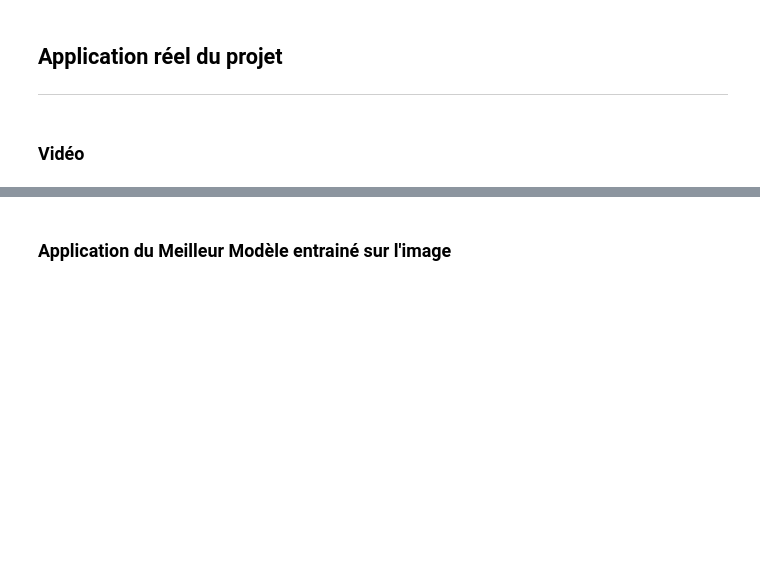
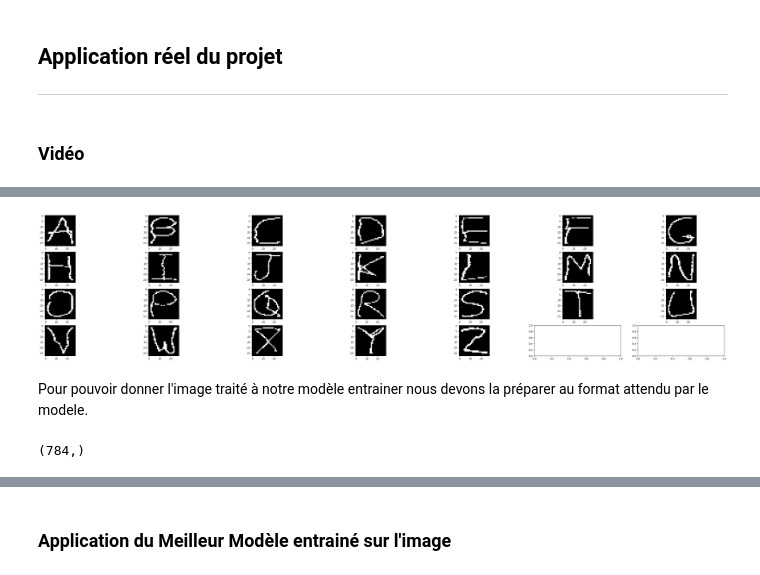
Before and after one commit to axelru26/Projet_Machine_Learning_Air_Drawing, a Jupyter notebook: Air_Drawing.ipynb, the cells around one changed output, grey strips where cells are left out. Drawn from its saved outputs; the diff is of its cells as text; code cells hidden in the pictures; blank space fills up the shorter version.

```diff
--- a/Air_Drawing.ipynb
+++ b/Air_Drawing.ipynb
@@ -822,0 +879,45 @@ array([[255, 255, 255, 255, 255, 255, 255, 255, 255, 255, 255, 255, 255,
+# %%
+# Creation du dataset comprenant les images traité extraites des vidéos
+image_folder = './Result/Hand_Detected_Images/'
+dataset_rows = []
+fig, axes = plt.subplots(4, 7, figsize=(50, 10))
+axes = axes.flatten()
+i = 0
+
+for name_folder in sorted(os.listdir(image_folder)):
+    if name_folder.lower().endswith('.png'):
+        letter_label = os.path.splitext(name_folder)[0]
+        image_path = f'{image_folder}{letter_label}.png'
+
+        # Traitement image 28x28 et affichage
+        processed_img  = process_image(image_path)
+        ax = axes[i]
+        ax.imshow(processed_img,cmap='gray')
+        i += 1
+
+        # Aplatissement
+        flat_img = processed_img.flatten()
+
+        # Creation ligne pour DataFrame
+        row = {'label': letter_label}
+        for j in range(784):
+            row[f'pixel{j}'] = flat_img[i]
+
+        dataset_rows.append(row)
+
+# Création du DataFrame final et affichage des lettres après traitement
+df = pd.DataFrame(dataset_rows)
+plt.show()
+# %% [output]
+[figure, added]
+# %% [markdown]
+Pour pouvoir donner l'image traité à notre modèle entrainer nous devons la préparer au format attendu par le modele.
+# %%
+# Image aplatie en 1 vecteur
+flattened = image_process.flatten()
+
+# Image normalisée (valeur des pixels entre 0 et 1)
+normalized = flattened.astype(np.float32) / 255.0
+print(normalized.shape)
+# %% [output]
+(784,)
```
Also changed, not shown: parts of 10 cells of this notebook, 1 other file.
